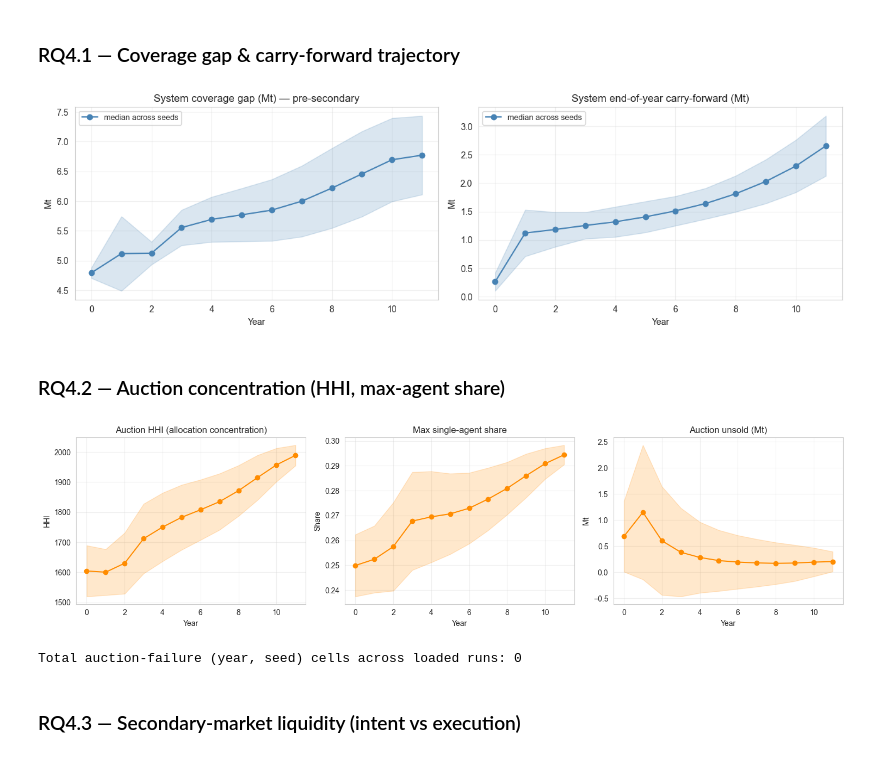
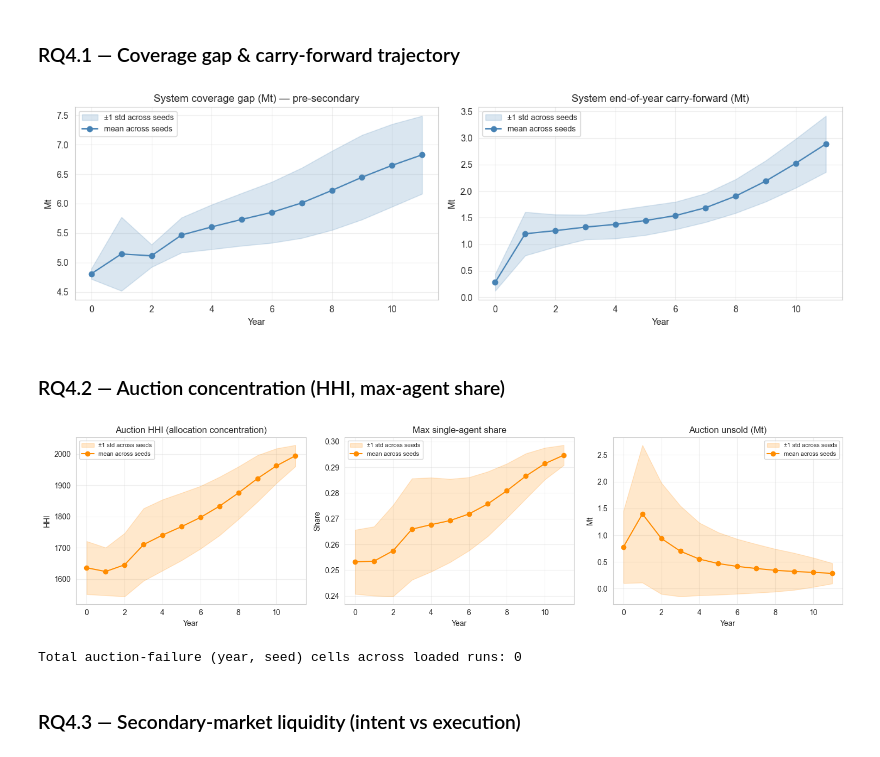
Before and after one commit to DJH961/Thesis-Energy-Auction, a Jupyter notebook: notebooks/ets_marl - Default RQ Analysis.ipynb, the cells around one changed output. Cells and saved outputs as stored; diff of their text form; code cells hidden in the pictures.

```diff
--- a/notebooks/ets_marl - Default RQ Analysis.ipynb
+++ b/notebooks/ets_marl - Default RQ Analysis.ipynb
@@ -831,6 +830,6 @@ plt.tight_layout(); plt.show()
 # %%
 # Companion data table for the RQ1.5 overview figure: absolute values
-# of the smoothed median series (the line drawn in each panel) reduced
+# of the smoothed mean series (the line drawn in each panel) reduced
 # to the headline scalars used in thesis prose.
 
 _overview_rows = []
@@ -844,16 +843,16 @@ for title, (df_wide, ylabel, _color) in overview_panels.items():
         })
         continue
     sm = df_wide.rolling(ROLL, min_periods=1).mean()
-    med = sm.median(axis=1)
+    mean = sm.mean(axis=1)
     _overview_rows.append({
         'panel': title, 'unit': ylabel,
-        'n_runs': int(sm.shape[1]), 'episodes': int(len(med)),
-        'mean': float(med.mean()), 'median': float(med.median()),
-        'std': float(med.std()), 'min': float(med.min()), 'max': float(med.max()),
-        'first': float(med.iloc[0]), 'last': float(med.iloc[-1]),
+        'n_runs': int(sm.shape[1]), 'episodes': int(len(mean)),
+        'mean': float(mean.mean()), 'median': float(mean.median()),
+        'std': float(mean.std()), 'min': float(mean.min()), 'max': float(mean.max()),
+        'first': float(mean.iloc[0]), 'last': float(mean.iloc[-1]),
     })
 overview_df = pd.DataFrame(_overview_rows)
-print('Whole-training overview — summary of the smoothed median series shown in each panel:')
+print('Whole-training overview — summary of the smoothed mean series shown in each panel:')
 display(overview_df.round(4))
 print('Reference lines used in the figure:')
 print(f'  Year-0 default-mix mean green fraction: {START_GREEN_FRAC:.4f}')
@@ -1339,7 +1346,7 @@ no-op on logs from older versions (every column access is guarded by
 ### RQ4.1 — Coverage gap & carry-forward trajectory
 # %%
 # RQ4.1 — Per-year coverage gap and end-of-year carry-forward (debt cascade).
-# Cross-seed median + ±1 std fan, computed from the year_log only — works on
+# Cross-seed mean + ±1 std fan, computed from the year_log only — works on
 # any v8.6.1+ run. Earlier logs silently produce empty figures.
 import numpy as np
 import pandas as pd
@@ -1380,14 +1387,16 @@ else:
     ]:
         if df.empty:
             ax.set_title(ttl + "\n(missing)"); continue
-        med = df.median(axis=1); std = df.std(axis=1)
-        ax.fill_between(med.index, med - std, med + std, alpha=0.2, color="steelblue")
-        ax.plot(med.index, med, "o-", color="steelblue", label="median across seeds")
+        mean = df.mean(axis=1)
+        std = df.std(axis=1).fillna(0.0)
+        ax.fill_between(mean.index, (mean - std).values, (mean + std).values,
+                        alpha=0.2, color="steelblue", label="±1 std across seeds")
+        ax.plot(mean.index, mean.values, "o-", color="steelblue", label="mean across seeds")
         ax.set_xlabel("Year"); ax.set_ylabel("Mt"); ax.set_title(ttl)
         ax.grid(alpha=0.3); ax.legend(loc="best", fontsize=9)
     plt.tight_layout(); plt.show()
 # %% [output]
-[figure, old version]
+[figure, new version]
 # %% [markdown]
 ### RQ4.2 — Auction concentration (HHI, max-agent share)
 # %%
@@ -1402,38 +1411,40 @@ def _stack_year_scalar(col):
     for k, run in runs.items():
         yr = run["yr_df"]
         if "year" not in yr.columns or col not in yr.columns:
             continue
         out[k] = yr.groupby("year")[col].mean()
     return pd.concat(out, axis=1).sort_index() if out else pd.DataFrame()
 
 hhi_df = _stack_year_scalar("auction_hhi")
 mas_df = _stack_year_scalar("auction_max_agent_share")
 fail_df = _stack_year_scalar("auction_failed")
 unsold_df = _stack_year_scalar("auction_unsold")
 
 if hhi_df.empty and mas_df.empty:
     print("[RQ4.2] auction_hhi / auction_max_agent_share missing — pre-8.6.1 log.")
 else:
     fig, axes = plt.subplots(1, 3, figsize=(15, 4))
     for ax, df, ttl, ylabel in [
         (axes[0], hhi_df, "Auction HHI (allocation concentration)", "HHI"),
         (axes[1], mas_df, "Max single-agent share", "Share"),
         (axes[2], unsold_df, "Auction unsold (Mt)", "Mt"),
     ]:
         if df.empty:
             ax.set_title(ttl + "\n(missing)"); continue
-        med = df.median(axis=1); std = df.std(axis=1)
-        ax.fill_between(med.index, med - std, med + std, alpha=0.2, color="darkorange")
-        ax.plot(med.index, med, "o-", color="darkorange")
+        mean = df.mean(axis=1)
+        std = df.std(axis=1).fillna(0.0)
+        ax.fill_between(mean.index, (mean - std).values, (mean + std).values,
+                        alpha=0.2, color="darkorange", label="±1 std across seeds")
+        ax.plot(mean.index, mean.values, "o-", color="darkorange", label="mean across seeds")
         ax.set_xlabel("Year"); ax.set_ylabel(ylabel); ax.set_title(ttl)
-        ax.grid(alpha=0.3)
+        ax.grid(alpha=0.3); ax.legend(loc="best", fontsize=8)
     plt.tight_layout(); plt.show()
 
     if not fail_df.empty:
         n_failures = int(np.nansum(fail_df.values))
         print(f"Total auction-failure (year, seed) cells across loaded runs: {n_failures}")
 # %% [output]
-[figure, old version]
+[figure, new version]
 Total auction-failure (year, seed) cells across loaded runs: 0
 # %% [markdown]
 ### RQ4.3 — Secondary-market liquidity (intent vs execution)
```
Also changed, not shown: parts of 25 cells of this notebook, 2 other files.
